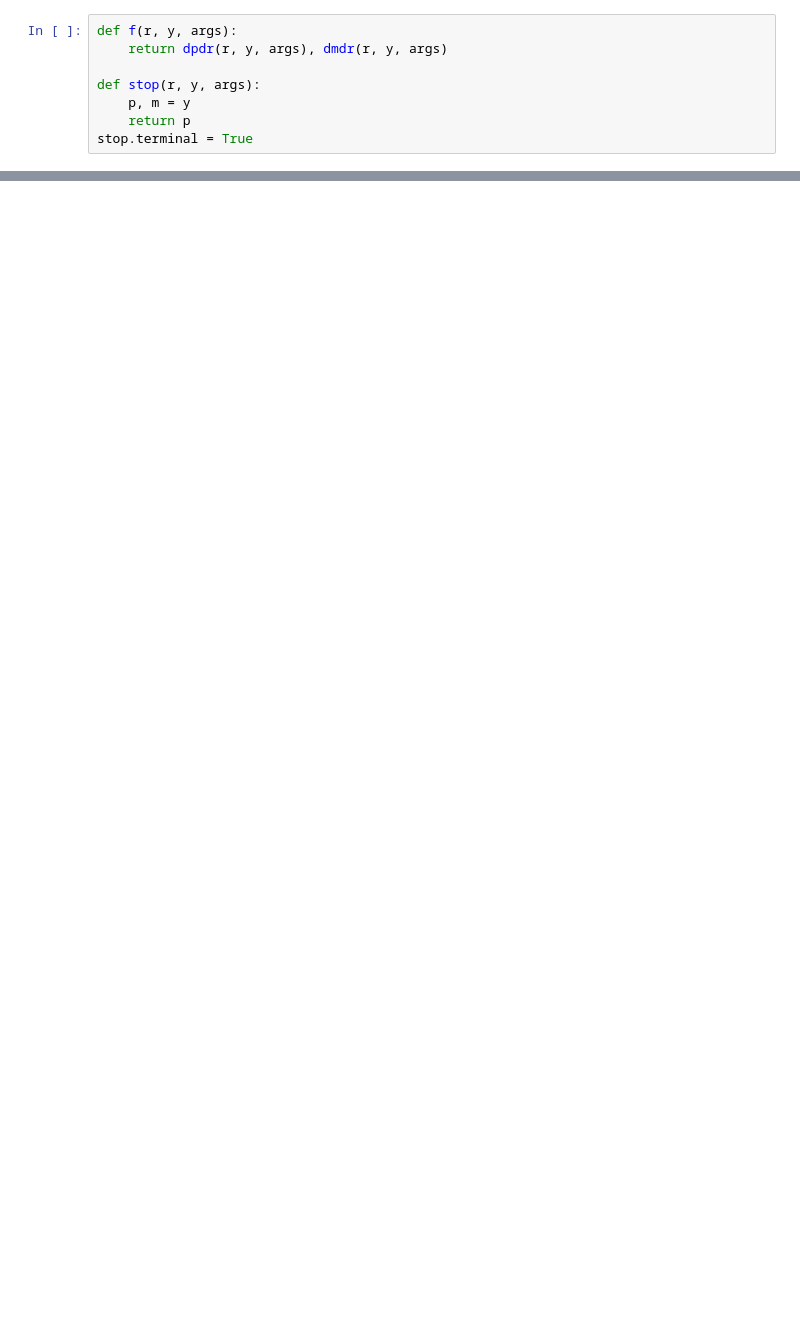
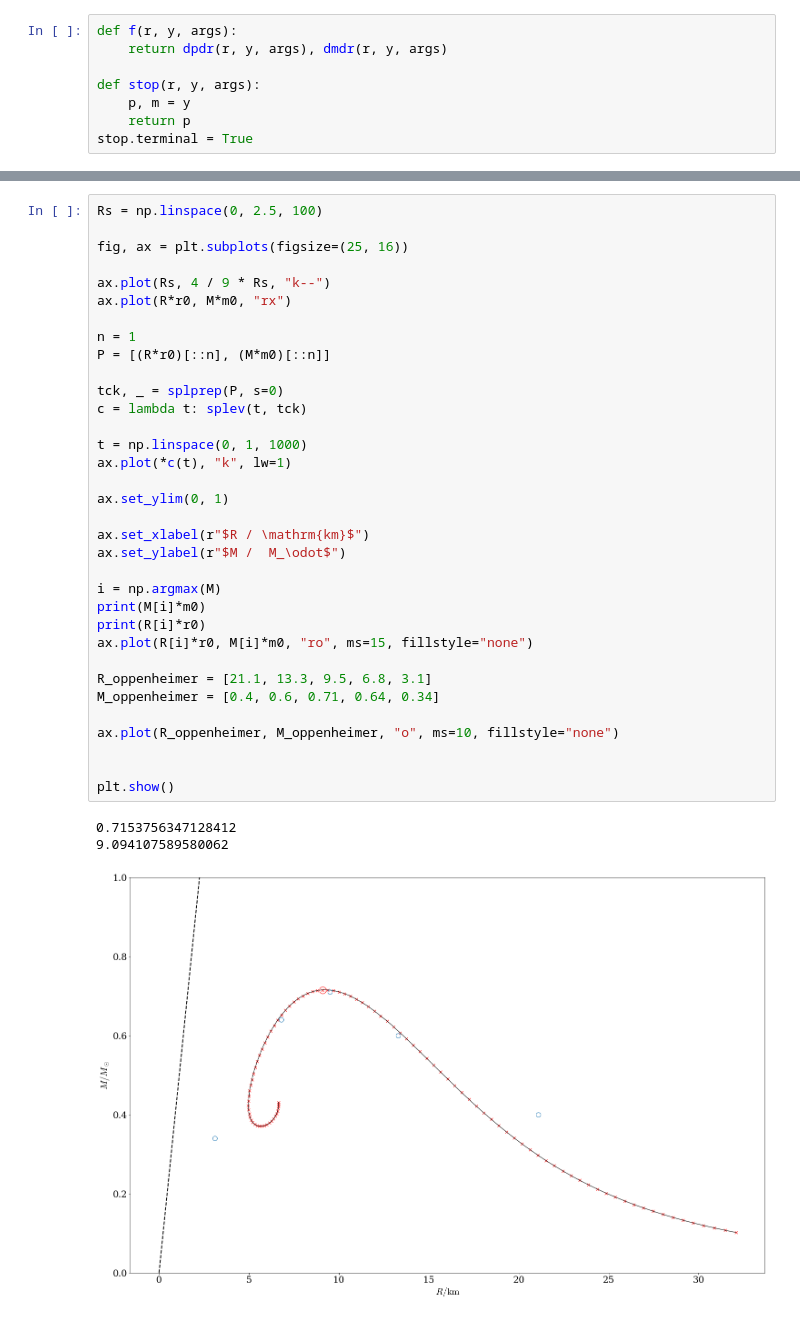
Before and after one commit to martkjoh/master, a Jupyter notebook: scripts/fermi_gas.ipynb, the cells around one changed output, grey strips where cells are left out. Drawn from its saved outputs; the diff is of its cells as text; blank space fills up the shorter version.

```diff
--- a/scripts/fermi_gas.ipynb
+++ b/scripts/fermi_gas.ipynb
@@ -155,0 +163,38 @@ M[68]*4.66/sqrt(3)
+# %%
+Rs = np.linspace(0, 2.5, 100)
+
+fig, ax = plt.subplots(figsize=(25, 16))
+
+ax.plot(Rs, 4 / 9 * Rs, "k--")
+ax.plot(R*r0, M*m0, "rx")
+
+n = 1
+P = [(R*r0)[::n], (M*m0)[::n]]
+
+tck, _ = splprep(P, s=0)
+c = lambda t: splev(t, tck)
+
+t = np.linspace(0, 1, 1000)
+ax.plot(*c(t), "k", lw=1)
+
+ax.set_ylim(0, 1)
+
+ax.set_xlabel(r"$R / \mathrm{km}$")
+ax.set_ylabel(r"$M /  M_\odot$")
+
+i = np.argmax(M)
+print(M[i]*m0)
+print(R[i]*r0)
+ax.plot(R[i]*r0, M[i]*m0, "ro", ms=15, fillstyle="none")
+
+R_oppenheimer = [21.1, 13.3, 9.5, 6.8, 3.1]
+M_oppenheimer = [0.4, 0.6, 0.71, 0.64, 0.34]
+
+ax.plot(R_oppenheimer, M_oppenheimer, "o", ms=10, fillstyle="none")
+
+
+plt.show()
+# %% [output]
+0.7153756347128412
+9.094107589580062
+[figure, added]
```
Also changed, not shown: parts of 20 cells of this notebook, 5 other files.
